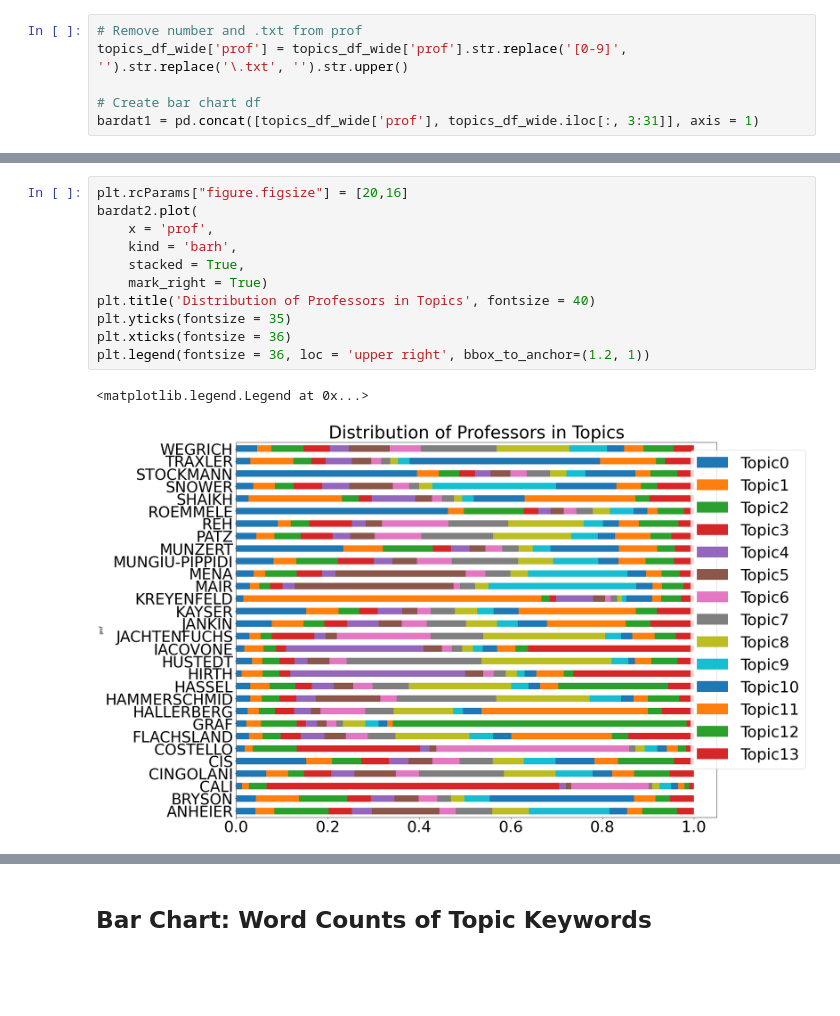
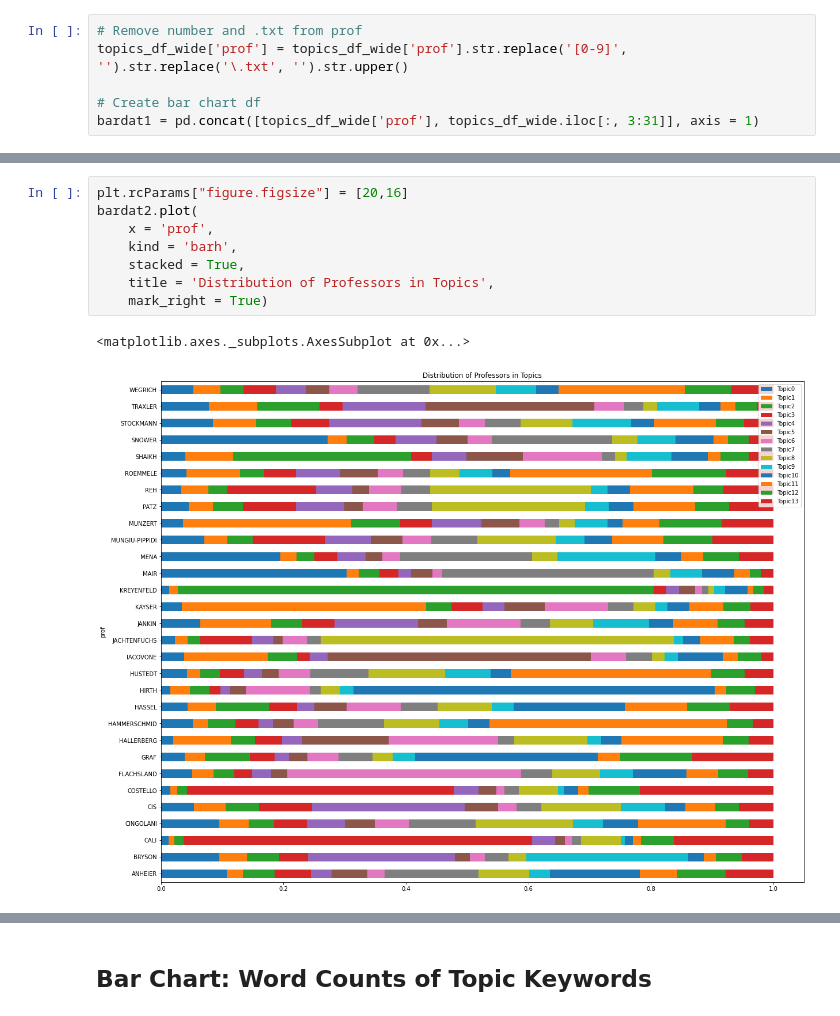
Before and after one commit to esnue/ThesisAllocationSystem, a Jupyter notebook: 4_Visualization.ipynb, the cells around one changed output, grey strips where cells are left out. Saved outputs shown, nothing was run; the diff lists cells and outputs as text; blank space fills up the shorter version.

Commit message:
updated visualization

```diff
--- a/4_Visualization.ipynb
+++ b/4_Visualization.ipynb
@@ -151,16 +151,13 @@ print(bardat2.head(5))
 # %%
 plt.rcParams["figure.figsize"] = [20,16]
 bardat2.plot(
     x = 'prof',
     kind = 'barh',
     stacked = True,
+    title = 'Distribution of Professors in Topics',
     mark_right = True)
-plt.title('Distribution of Professors in Topics', fontsize = 40)
-plt.yticks(fontsize = 35)
-plt.xticks(fontsize = 36)
-plt.legend(fontsize = 36, loc = 'upper right', bbox_to_anchor=(1.2, 1))
 # %% [output]
-<matplotlib.legend.Legend at 0x...>
+<matplotlib.axes._subplots.AxesSubplot at 0x...>
-[figure, old version]
+[figure, new version]
 # %%
 # Sort by topics
```
Also changed, not shown: parts of 15 cells of this notebook.
